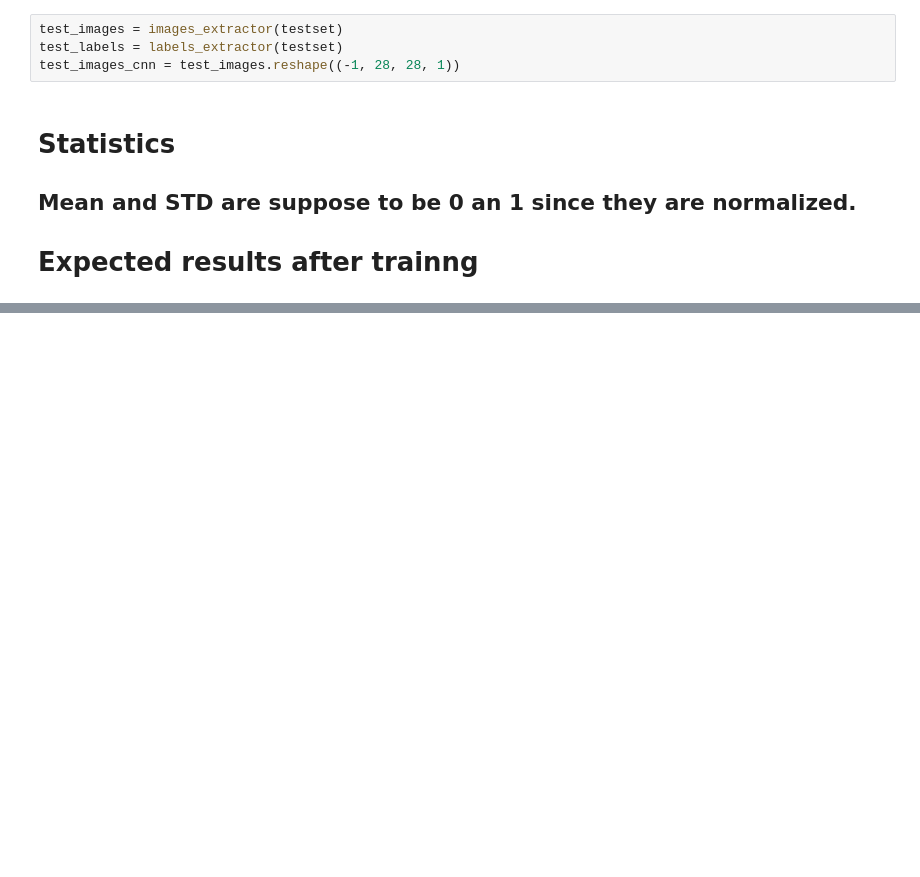
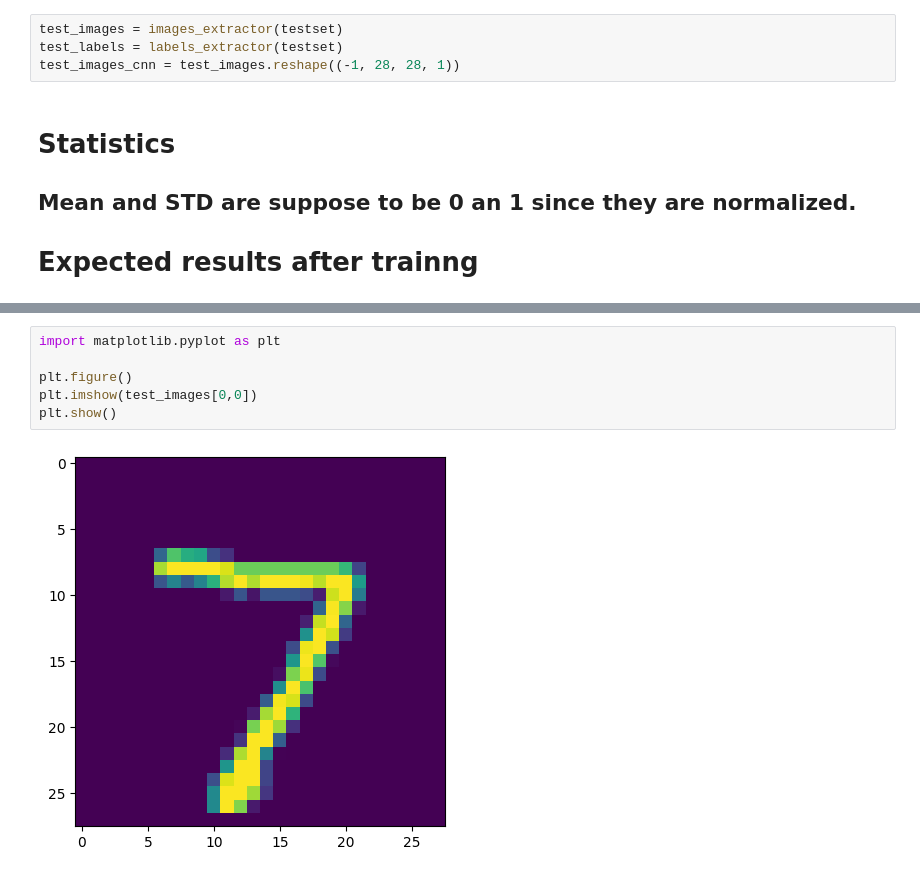
Before and after one commit to ebuitragod/mnist_bootstraping, a Jupyter notebook: app/src/exploring.ipynb, the cells around one changed output, grey strips where cells are left out. Cells and saved outputs as stored; diff of their text form; blank space fills up the shorter version.

```diff
--- a/app/src/exploring.ipynb
+++ b/app/src/exploring.ipynb
@@ -144,0 +139,8 @@ plt.show()
+# %%
+import matplotlib.pyplot as plt
+
+plt.figure()
+plt.imshow(test_images[0,0])
+plt.show()
+# %% [output]
+[figure, added]
```
Also changed, not shown: parts of 6 cells of this notebook, 4 other files.
